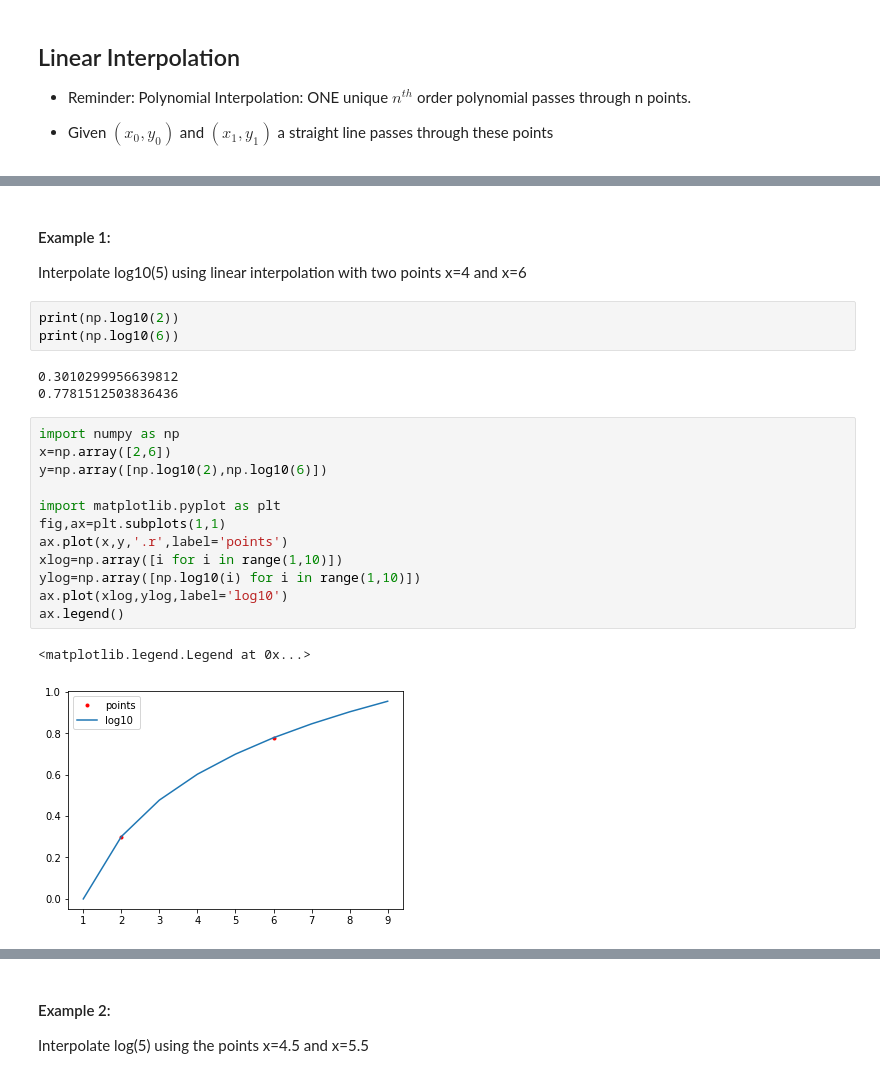
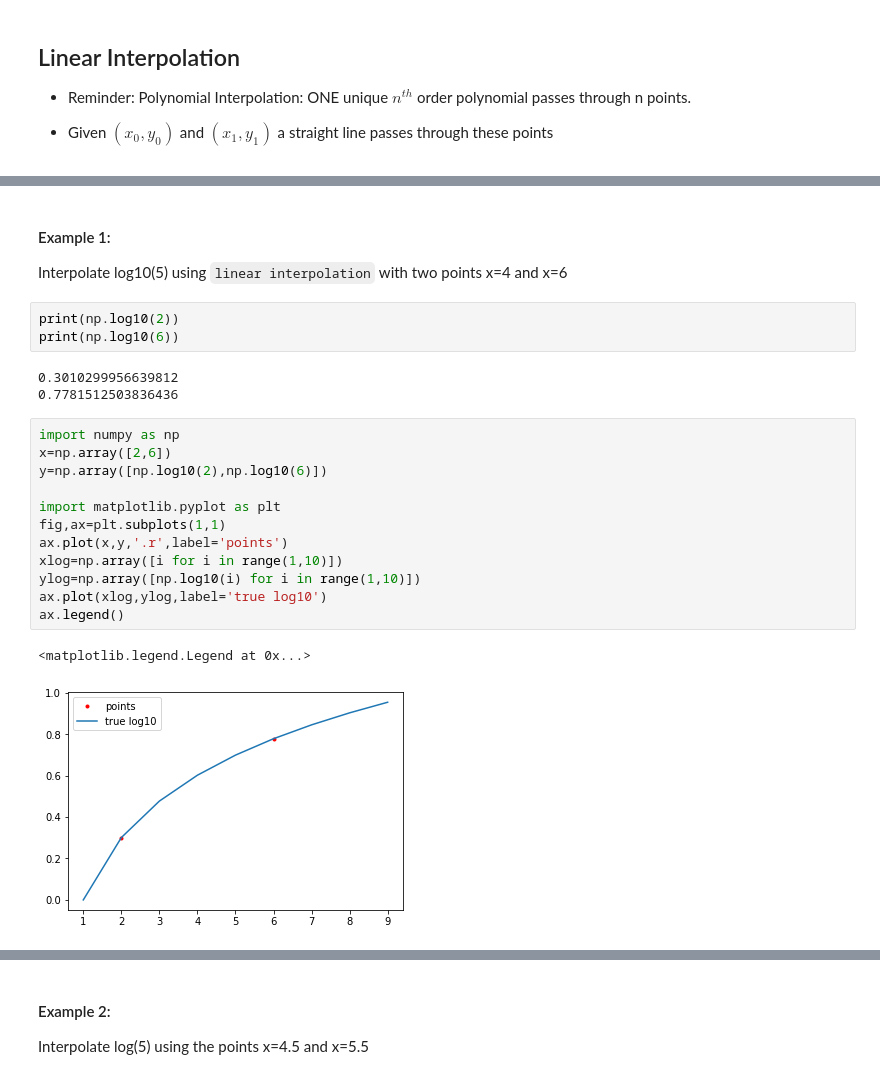
Before and after one commit to mhemmg/ComputationalNumericalMethods, a Jupyter notebook: extras/classes/06.Interpolation_02/interpolation_2.ipynb, the cells around one changed output, grey strips where cells are left out. Saved outputs shown, nothing was run; the diff lists cells and outputs as text.

```diff
--- a/extras/classes/06.Interpolation_02/interpolation_2.ipynb
+++ b/extras/classes/06.Interpolation_02/interpolation_2.ipynb
@@ -71,7 +106,7 @@ $$ \rightarrow b_1 = \frac{f(x_1)-f(x_0)}{x_1-x_0}$$
 $$\rightarrow b_2 = \frac{\frac{f(x_2) - f(x_1)}{x_2 - x_1} - \frac{f(x_1) - f(x_0)}{x_1 - x_0}}{x_2-x_0}$$
 # %% [markdown]
 #### Example 1:
-Interpolate log10(5) using linear interpolation with two points x=4 and x=6
+Interpolate log10(5) using `linear interpolation` with two points x=4 and x=6
 # %%
 print(np.log10(2))
 print(np.log10(6))
@@ -81,16 +116,16 @@ print(np.log10(6))
 # %%
 import numpy as np
 x=np.array([2,6])
 y=np.array([np.log10(2),np.log10(6)])
 
 import matplotlib.pyplot as plt
 fig,ax=plt.subplots(1,1)
 ax.plot(x,y,'.r',label='points')
 xlog=np.array([i for i in range(1,10)])
 ylog=np.array([np.log10(i) for i in range(1,10)])
-ax.plot(xlog,ylog,label='log10')
+ax.plot(xlog,ylog,label='true log10')
 ax.legend()
 # %% [output]
 <matplotlib.legend.Legend at 0x...>
-[figure, old version]
+[figure, new version]
 # %%
```
Also changed, not shown: parts of 20 cells of this notebook.
